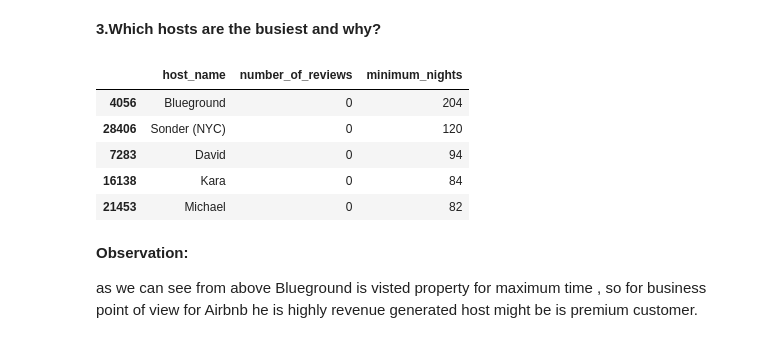
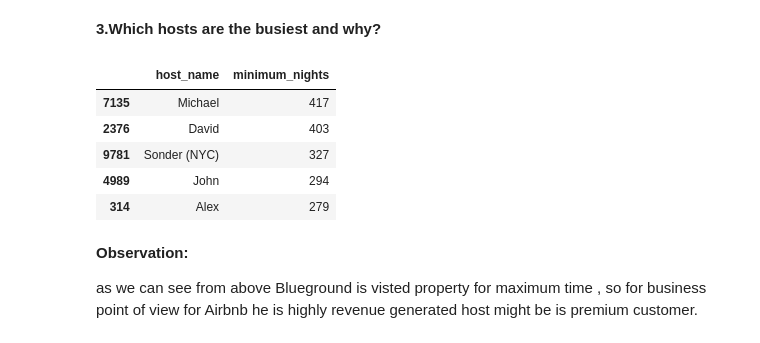
Before and after one commit to iamnaveenk/EDA_project_Airbnb, a Jupyter notebook: EDA_project_airbnb.ipynb, the cells around one changed output. Drawn from its saved outputs; the diff is of its cells as text; code cells hidden in the pictures.

```diff
--- a/EDA_project_airbnb.ipynb
+++ b/EDA_project_airbnb.ipynb
@@ -602,16 +602,16 @@ as we can see Manhattan and brooklyn has maximum number of hosting for all rooms
 # %%
 #Busiest host devided into different type . they can be host name which can frequently visit properties
 
 
-host_busiest=df.groupby(['host_name','number_of_reviews'])['minimum_nights'].count().reset_index()
+host_busiest=df.groupby(['host_name'])['minimum_nights'].count().reset_index()
 host_busiest.sort_values('minimum_nights',axis=0,ascending=False).head(5)
 # %% [output]
-|  | host_name | number_of_reviews | minimum_nights |
-| 4056 | Blueground | 0 | 204 |
-| 28406 | Sonder (NYC) | 0 | 120 |
-| 7283 | David | 0 | 94 |
-| 16138 | Kara | 0 | 84 |
-| 21453 | Michael | 0 | 82 |
+|  | host_name | minimum_nights |
+| 7135 | Michael | 417 |
+| 2376 | David | 403 |
+| 9781 | Sonder (NYC) | 327 |
+| 4989 | John | 294 |
+| 314 | Alex | 279 |
 # %% [markdown]
 **Observation:**
 
```
Also changed, not shown: parts of 8 cells of this notebook.
